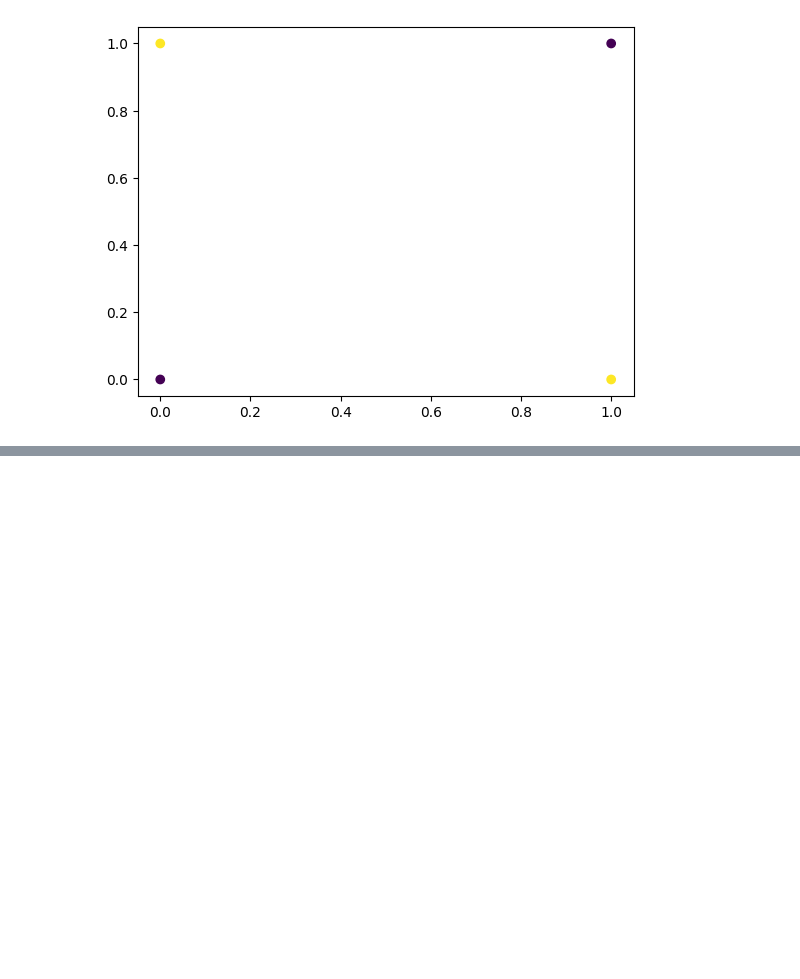
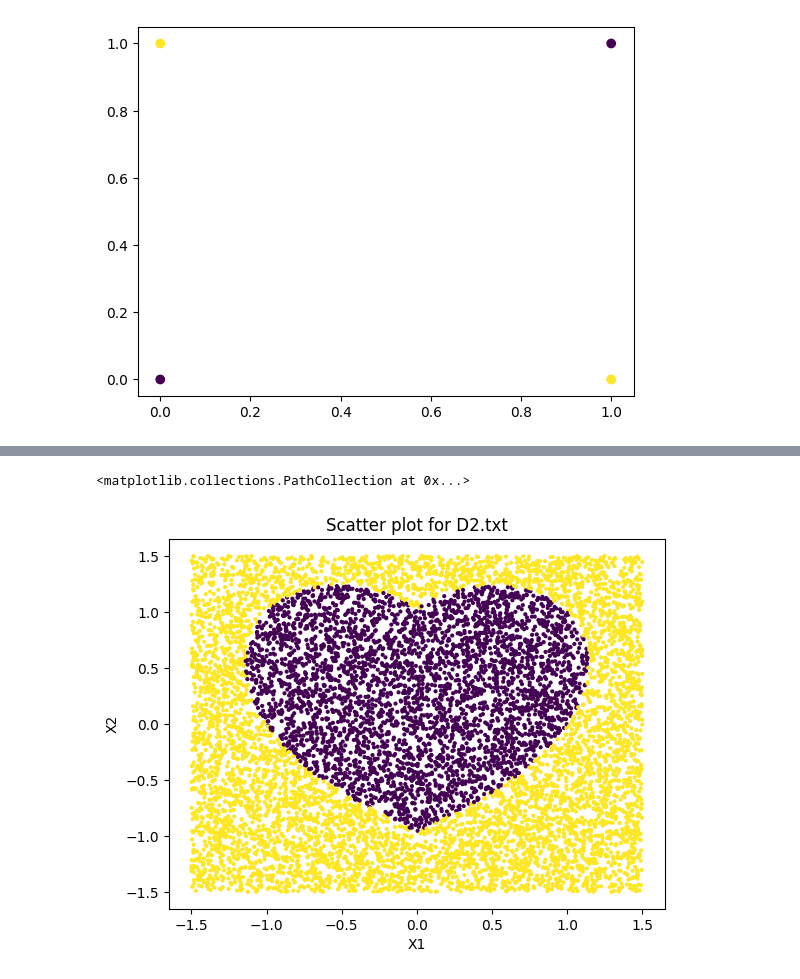
Before and after one commit to manjunathmadakasira/ECE760, a Jupyter notebook: hw2/hw2_sandbox.ipynb, the cells around one changed output, grey strips where cells are left out. Saved outputs shown, nothing was run; the diff lists cells and outputs as text; code cells hidden in the pictures; blank space fills up the shorter version.

```diff
--- a/hw2/hw2_sandbox.ipynb
+++ b/hw2/hw2_sandbox.ipynb
@@ -30,0 +37,12 @@ plt.scatter(x1,x2,c=y)
+# %%
+dfb = load_data('Dbig.txt')
+x1 = dfb['x1'].tolist()
+x2 = dfb['x2'].tolist()
+y = dfb['Outcome'].tolist()
+plt.xlabel("X1")
+plt.ylabel("X2")
+plt.title("Scatter plot for D2.txt")
+plt.scatter(x1,x2,c=y,s=4)
+# %% [output]
+<matplotlib.collections.PathCollection at 0x...>
+[figure, added]
```
Also changed, not shown: parts of 6 cells of this notebook, 13 other files.
